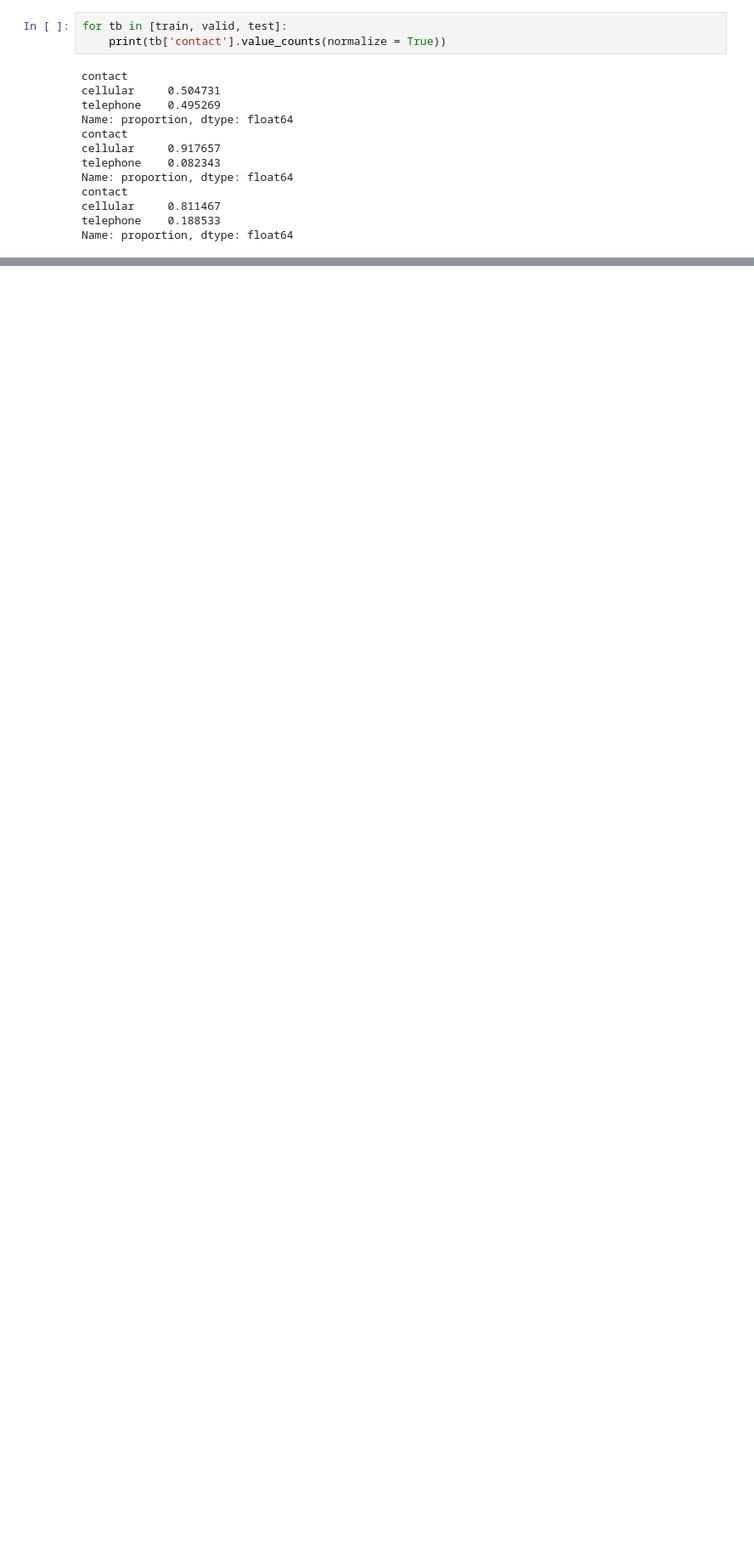
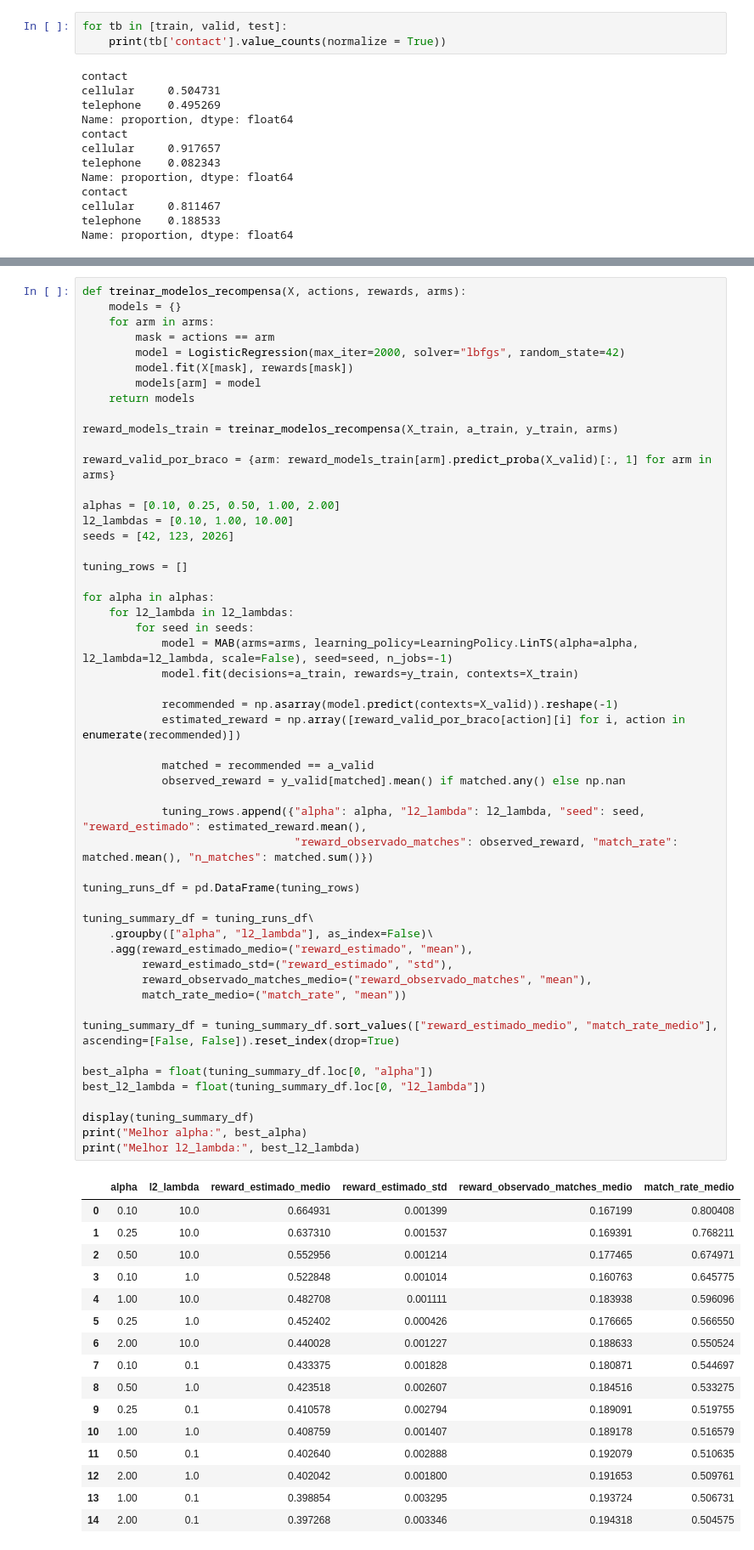
Before and after one commit to leticiafaria7/financial-ml-decisioning, a Jupyter notebook: notebooks/3_model_train.ipynb, the cells around one changed output, grey strips where cells are left out. Shown at 85% size. Cells and saved outputs as stored; diff of their text form; blank space fills up the shorter version.

Commit message:
modelo treinado

```diff
--- a/notebooks/3_model_train.ipynb
+++ b/notebooks/3_model_train.ipynb
@@ -284,0 +365,69 @@ train[['month']].value_counts().reset_index(name = 'treino_2008')\
+# %%
+def treinar_modelos_recompensa(X, actions, rewards, arms):
+    models = {}
+    for arm in arms:
+        mask = actions == arm
+        model = LogisticRegression(max_iter=2000, solver="lbfgs", random_state=42)
+        model.fit(X[mask], rewards[mask])
+        models[arm] = model
+    return models
+
+reward_models_train = treinar_modelos_recompensa(X_train, a_train, y_train, arms)
+
+reward_valid_por_braco = {arm: reward_models_train[arm].predict_proba(X_valid)[:, 1] for arm in arms}
+
+alphas = [0.10, 0.25, 0.50, 1.00, 2.00]
+l2_lambdas = [0.10, 1.00, 10.00]
+seeds = [42, 123, 2026]
+
+tuning_rows = []
+
+for alpha in alphas:
+    for l2_lambda in l2_lambdas:
+        for seed in seeds:
+            model = MAB(arms=arms, learning_policy=LearningPolicy.LinTS(alpha=alpha, l2_lambda=l2_lambda, scale=False), seed=seed, n_jobs=-1)
+            model.fit(decisions=a_train, rewards=y_train, contexts=X_train)
+
+            recommended = np.asarray(model.predict(contexts=X_valid)).reshape(-1)
+            estimated_reward = np.array([reward_valid_por_braco[action][i] for i, action in enumerate(recommended)])
+
+            matched = recommended == a_valid
+            observed_reward = y_valid[matched].mean() if matched.any() else np.nan
+
+            tuning_rows.append({"alpha": alpha, "l2_lambda": l2_lambda, "seed": seed, "reward_estimado": estimated_reward.mean(),
+                                "reward_observado_matches": observed_reward, "match_rate": matched.mean(), "n_matches": matched.sum()})
+
+tuning_runs_df = pd.DataFrame(tuning_rows)
+
+tuning_summary_df = tuning_runs_df\
+    .groupby(["alpha", "l2_lambda"], as_index=False)\
+    .agg(reward_estimado_medio=("reward_estimado", "mean"),
+         reward_estimado_std=("reward_estimado", "std"),
+         reward_observado_matches_medio=("reward_observado_matches", "mean"),
+         match_rate_medio=("match_rate", "mean"))
+
+tuning_summary_df = tuning_summary_df.sort_values(["reward_estimado_medio", "match_rate_medio"], ascending=[False, False]).reset_index(drop=True)
+
+best_alpha = float(tuning_summary_df.loc[0, "alpha"])
+best_l2_lambda = float(tuning_summary_df.loc[0, "l2_lambda"])
+
+display(tuning_summary_df)
+print("Melhor alpha:", best_alpha)
+print("Melhor l2_lambda:", best_l2_lambda)
+# %% [output]
+|  | alpha | l2_lambda | reward_estimado_medio | reward_estimado_std | reward_observado_matches_medio | match_rate_medio |
+| 0 | 0.10 | 10.0 | 0.664931 | 0.001399 | 0.167199 | 0.800408 |
+| 1 | 0.25 | 10.0 | 0.637310 | 0.001537 | 0.169391 | 0.768211 |
+| 2 | 0.50 | 10.0 | 0.552956 | 0.001214 | 0.177465 | 0.674971 |
+| 3 | 0.10 | 1.0 | 0.522848 | 0.001014 | 0.160763 | 0.645775 |
+| 4 | 1.00 | 10.0 | 0.482708 | 0.001111 | 0.183938 | 0.596096 |
+| 5 | 0.25 | 1.0 | 0.452402 | 0.000426 | 0.176665 | 0.566550 |
+| 6 | 2.00 | 10.0 | 0.440028 | 0.001227 | 0.188633 | 0.550524 |
+| 7 | 0.10 | 0.1 | 0.433375 | 0.001828 | 0.180871 | 0.544697 |
+| 8 | 0.50 | 1.0 | 0.423518 | 0.002607 | 0.184516 | 0.533275 |
+| 9 | 0.25 | 0.1 | 0.410578 | 0.002794 | 0.189091 | 0.519755 |
+| 10 | 1.00 | 1.0 | 0.408759 | 0.001407 | 0.189178 | 0.516579 |
+| 11 | 0.50 | 0.1 | 0.402640 | 0.002888 | 0.192079 | 0.510635 |
+| 12 | 2.00 | 1.0 | 0.402042 | 0.001800 | 0.191653 | 0.509761 |
+| 13 | 1.00 | 0.1 | 0.398854 | 0.003295 | 0.193724 | 0.506731 |
+| 14 | 2.00 | 0.1 | 0.397268 | 0.003346 | 0.194318 | 0.504575 |
```
Also changed, not shown: parts of 23 cells of this notebook, 16 other files.
